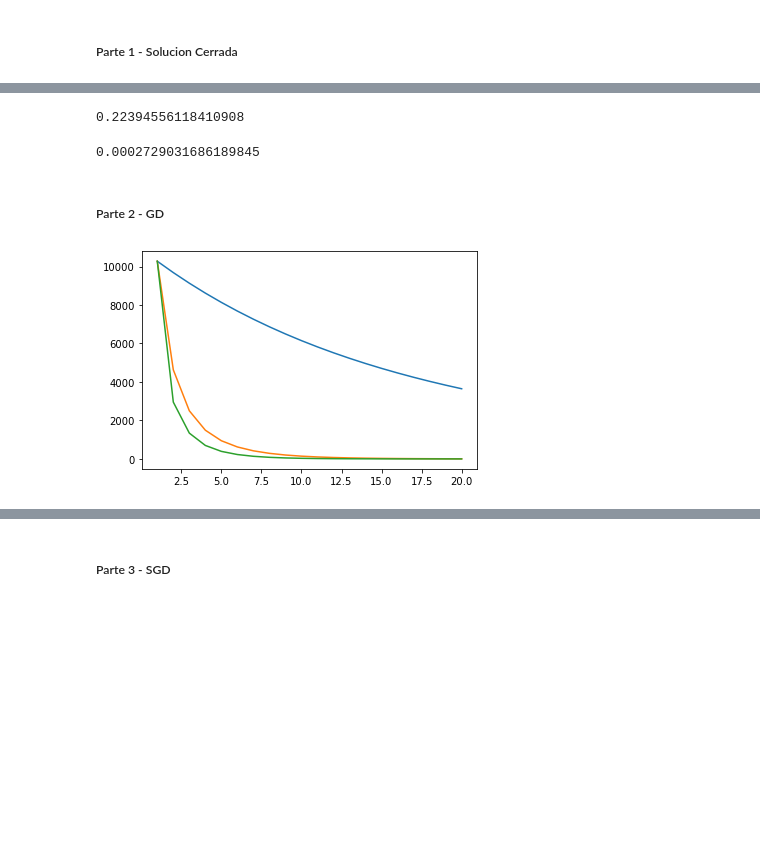
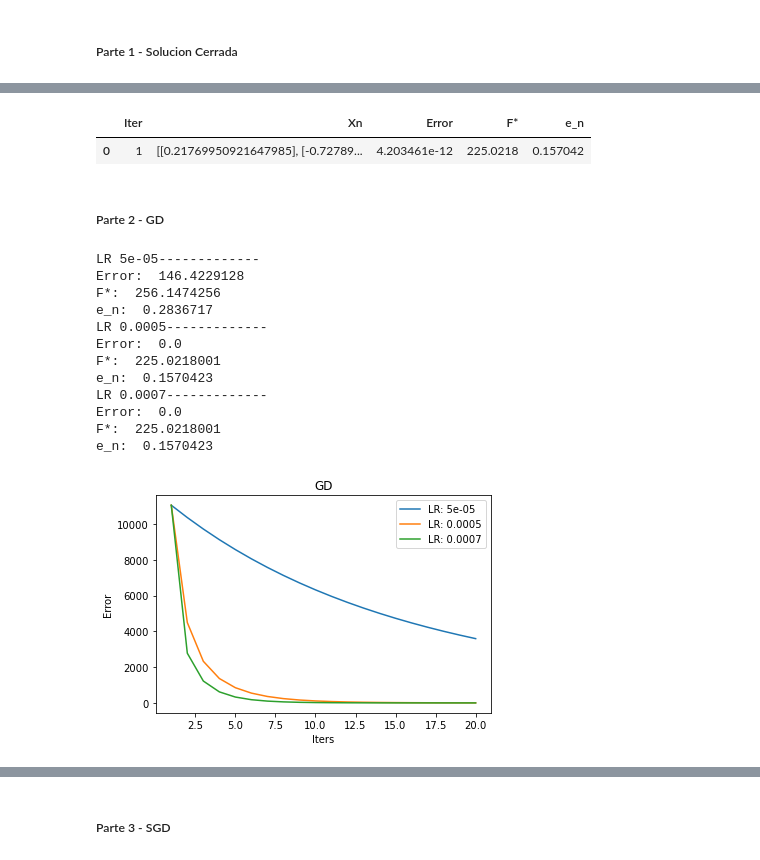
Before and after one commit to CarlosGarlem/AlgoritmosDS, a Jupyter notebook: optimizationProject/algoritmos.ipynb, the cells around one changed output, grey strips where cells are left out. Cells and saved outputs as stored; diff of their text form; code cells hidden in the pictures; blank space fills up the shorter version.

```diff
--- a/optimizationProject/algoritmos.ipynb
+++ b/optimizationProject/algoritmos.ipynb
@@ -376,9 +382,20 @@ b = A.dot(x_true) + np.random.normal(0, 0.5, size = (n,1))
+# %%
+def getData(filepath):
+    with open(filepath,"rb") as pickle_in:
+        data = pickle.load(pickle_in)
+
+    A = data['A']
+    b = data['b']
+    x_true = data['x_true']
+
+    return A, b, x_true
 # %%
-def computeGD(x_0, A, b, kmax, lr, mb_size, epsilon = 0.00000001):
+def computeGD(path, x_0, kmax, lr, mb_size, epsilon = 0.00000001):
     k = 0
     x_k = x_0
+    A, b, x_true = getData(path)
     error = float('inf')
-    data = {'Iter': [], 'Xn': [], 'Pk': [], 'Error': []}
+    data = {'Iter': [], 'Xn': [], 'Pk': [], 'Error': [], 'F*': [], 'e_n': []}
 
     mat = np.hstack((A,b))
     while k < kmax and error > epsilon:
@@ -396,11 +413,19 @@ def computeGD(x_0, A, b, kmax, lr, mb_size, epsilon = 0.00000001):
             x_k = x_k1
 
         k += 1
+        #f_k = 0.5 * np.mean((np.matmul(A, x_k) - b)**2) #objective function
+        f_k = np.sum((np.matmul(A, x_k) - b)**2)
+        e_k = np.linalg.norm(x_k - x_true)
         error = np.linalg.norm(gradient)
         data['Iter'].append(k)
         data['Xn'].append(x_k.round(7))
         data['Pk'].append(-1 * gradient.round(7))
         data['Error'].append(error.round(7))
+        data['F*'].append(f_k.round(7))
+        data['e_n'].append(e_k.round(7))
 
     results = pd.DataFrame(data)
     return results
+# %%
+path = 'D:/cgarcia/Galileo/3er_Trimestre/AlgoritmosDS/Labs/AlgoritmosDS/optimizationProject/data'
+generateData(100, 1000, path)
@@ -406,0 +434,2 @@ def computeGD(x_0, A, b, kmax, lr, mb_size, epsilon = 0.00000001):
+# %%
+A, b, x_true = getData(path + '/datos.pickle')
@@ -438,11 +460,9 @@ array([[-0.30151733],
-# %%
-f_x
-# %% [output]
-0.22394556118410908
-# %%
-mse
-# %% [output]
-0.0002729031686189845
+# %%
+results = getCloseSolution(path + '/datos.pickle')
+results
+# %% [output]
+|  | Iter | Xn | Error | F* | e_n |
+| 0 | 1 | [[0.21769950921647985], [-0.72789... | 4.203461e-12 | 225.0218 | 0.157042 |
 # %% [markdown]
 ##### Parte 2 - GD
 # %%
@@ -451,9 +471,30 @@ x_0 = np.zeros_like(x_true)
 kmax = 100
 # %%
 for lr in lr_list:
-    df = computeGD(x_0, A, b, kmax, lr, A.shape[0])
-    plt.plot(np.arange(1,21), df.loc[:19, 'Error'])
+    df = computeGD(path + './datos.pickle', x_0, kmax, lr, A.shape[0])
+    print('LR {}-------------'.format(lr))
+    print('Error: ',df.iloc[-1, -3])
+    print('F*: ',df.iloc[-1, -2])
+    print('e_n: ', df.iloc[-1, -1])
+    plt.plot(np.arange(1,21), df.loc[:19, 'Error'], label = 'LR: {}'.format(lr))
+
+plt.title('GD')
+plt.xlabel('Iters')
+plt.ylabel('Error')
+plt.legend()
 plt.show()
 # %% [output]
+LR 5e-05-------------
+Error:  146.4229128
+F*:  256.1474256
+e_n:  0.2836717
+LR 0.0005-------------
+Error:  0.0
+F*:  225.0218001
+e_n:  0.1570423
+LR 0.0007-------------
+Error:  0.0
+F*:  225.0218001
+e_n:  0.1570423
-[figure, old version]
+[figure, new version]
 # %%
```
Also changed, not shown: parts of 13 cells of this notebook, 4 other files.
